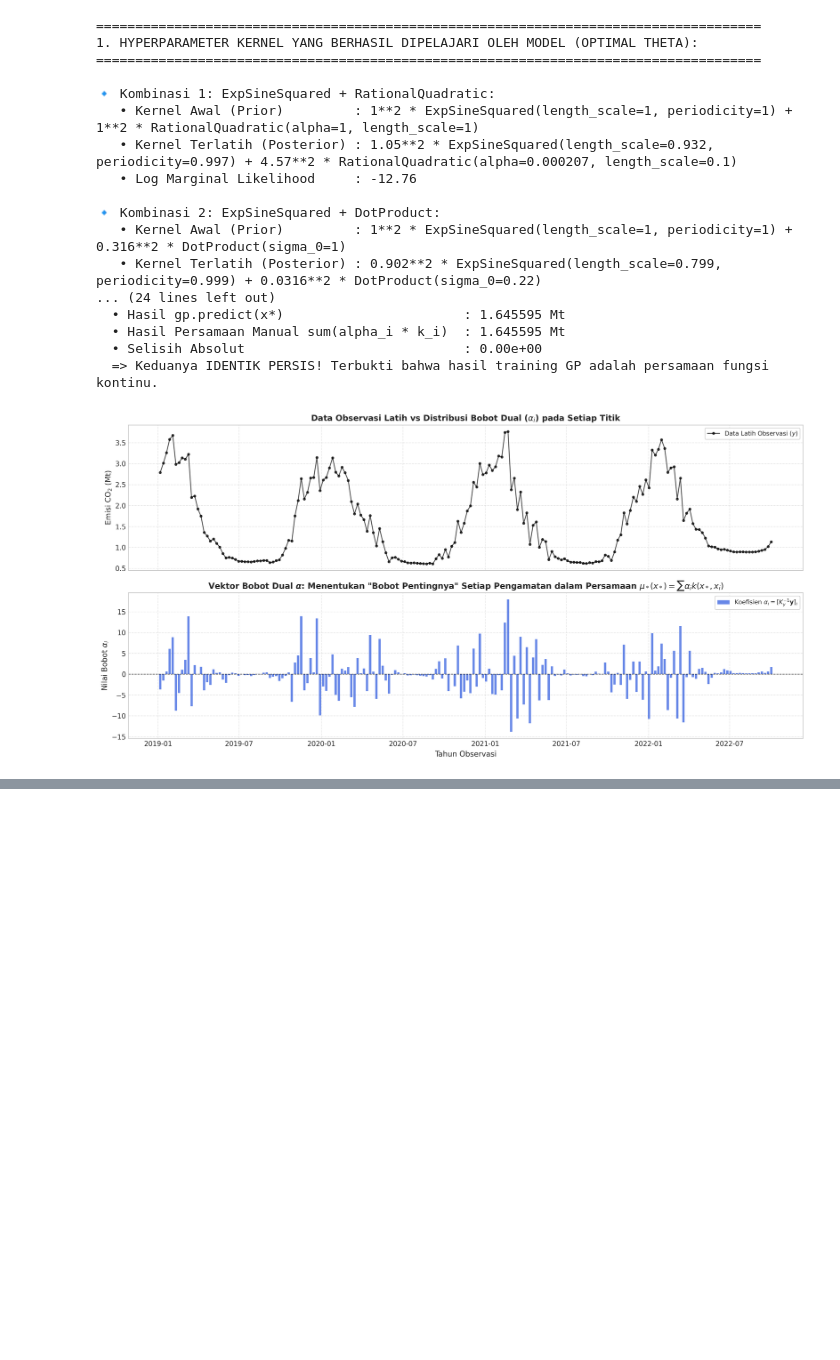
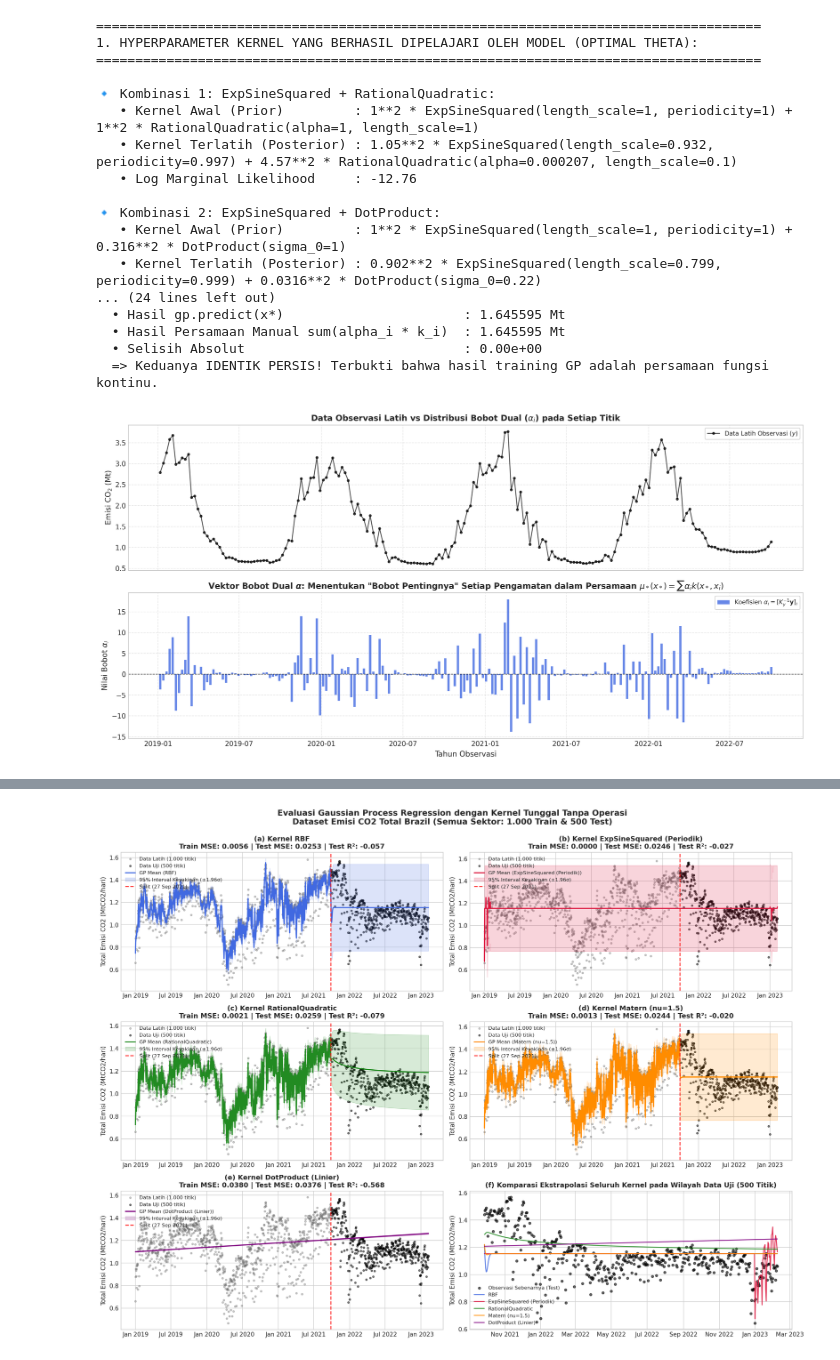
Before and after one commit to GradianW/Image-Segmentation-with-Deep-Gaussian-Process, a Jupyter notebook: 04_dokumen_ta/Dokumen bimbingan/Bimbingan 06/CO2.ipynb, the cells around one changed output, grey strips where cells are left out. Drawn from its saved outputs; the diff is of its cells as text; code cells hidden in the pictures; blank space fills up the shorter version.

Commit message:
feat: eksperimen GPR kernel tunggal tanpa operasi pada data Brazil (1000 train, 500 test) di CO2.ipynb

```diff
--- a/04_dokumen_ta/Dokumen bimbingan/Bimbingan 06/CO2.ipynb
+++ b/04_dokumen_ta/Dokumen bimbingan/Bimbingan 06/CO2.ipynb
@@ -619,0 +788,86 @@ plt.show()
+# %%
+import matplotlib.pyplot as plt
+import matplotlib.dates as mdates
+import os
+
+plt.style.use('seaborn-v0_8-whitegrid' if 'seaborn-v0_8-whitegrid' in plt.style.available else 'default')
+plt.rcParams['font.family'] = 'DejaVu Sans'
+plt.rcParams['font.size'] = 9.5
+plt.rcParams['axes.labelsize'] = 10.0
+plt.rcParams['axes.titlesize'] = 11.0
+plt.rcParams['legend.fontsize'] = 8.0
+
+# Grid waktu rapat untuk visualisasi kurva kontinu dan pita ketidakpastian
+X_dense_br = np.linspace(X_br.min(), X_br.max(), 1000).reshape(-1, 1)
+dates_dense_br = [t0_brazil + pd.Timedelta(days=float(t * 365.25)) for t in X_dense_br.flatten()]
+
+fig, axes = plt.subplots(3, 2, figsize=(16, 12), dpi=200)
+axes_flat = axes.flatten()
+
+for idx, (name, (kernel, color)) in enumerate(single_kernels.items()):
+    ax = axes_flat[idx]
+    gp = models_br[name]
+
+    # Prediksi kurva kontinu
+    y_mean_dense, y_std_dense = gp.predict(X_dense_br, return_std=True)
+
+    # Ambil metrik untuk judul
+    row = df_eval_br[df_eval_br["Kernel"] == name].iloc[0]
+
+    # Scatter data observasi
+    ax.scatter(dates_train_br, y_train_br, c='dimgray', s=8, alpha=0.35, label='Data Latih (1.000 titik)')
+    ax.scatter(dates_test_br, y_test_br, c='black', s=8, alpha=0.5, label='Data Uji (500 titik)')
+
+    # Kurva GP dan pita ketidakpastian 95%
+    ax.plot(dates_dense_br, y_mean_dense, color=color, lw=1.8, label=f'GP Mean ({name})')
+    ax.fill_between(
+        dates_dense_br,
+        y_mean_dense - 1.96 * y_std_dense,
+        y_mean_dense + 1.96 * y_std_dense,
+        color=color,
+        alpha=0.18,
+        label='95% Interval Keyakinan (±1.96σ)'
+    )
+
+    # Garis pemisah Train / Test
+    ax.axvline(split_date_br, color='red', linestyle='--', lw=1.5, alpha=0.85, label=f'Split ({split_date_br.strftime("%d %b %Y")})')
+
+    ax.set_title(
+        f'({chr(97+idx)}) Kernel {name}\nTrain MSE: {row["Train MSE"]} | Test MSE: {row["Test MSE"]} | Test R²: {row["Test R2"]}',
+        fontweight='bold'
+    )
+    ax.set_ylabel('Total Emisi CO2 (MtCO2/hari)')
+    ax.legend(loc='upper left', framealpha=0.9)
+    ax.xaxis.set_major_formatter(mdates.DateFormatter('%b %Y'))
+
+# Subplot 6: Komparasi Ekstrapolasi Seluruh Kernel pada Wilayah Data Uji
+ax6 = axes_flat[5]
+ax6.scatter(dates_test_br, y_test_br, c='black', s=14, alpha=0.6, label='Observasi Sebenarnya (Test)')
+
+for name, (kernel, color) in single_kernels.items():
+    gp = models_br[name]
+    y_test_pred = gp.predict(X_test_br)
+    ax6.plot(dates_test_br, y_test_pred, color=color, lw=1.5, alpha=0.85, label=name)
+
+ax6.set_title('(f) Komparasi Ekstrapolasi Seluruh Kernel pada Wilayah Data Uji (500 Titik)', fontweight='bold')
+ax6.set_ylabel('Total Emisi CO2 (MtCO2/hari)')
+ax6.legend(loc='lower left', framealpha=0.9)
+ax6.xaxis.set_major_formatter(mdates.DateFormatter('%b %Y'))
+
+plt.suptitle(
+    'Evaluasi Gaussian Process Regression dengan Kernel Tunggal Tanpa Operasi\nDataset Emisi CO2 Total Brazil (Semua Sektor: 1.000 Train & 500 Test)',
+    fontsize=13,
+    fontweight='bold',
+    y=0.995
+)
+plt.tight_layout()
+
+# Simpan figure beresolusi tinggi ke folder figures
+figures_dir = 'figures'
+os.makedirs(figures_dir, exist_ok=True)
+plt.savefig(os.path.join(figures_dir, 'kernel_single_brazil_co2.png'), dpi=300, bbox_inches='tight')
+plt.savefig(os.path.join(figures_dir, 'kernel_single_brazil_co2.pdf'), bbox_inches='tight')
+print(f"Gambar berhasil disimpan ke direktori '{figures_dir}/'")
+
+plt.show()
+# %% [output]
@@ -619,0 +875 @@ plt.show()
+[figure, added]
```
Also changed, not shown: parts of 4 cells of this notebook, 6 other files.
